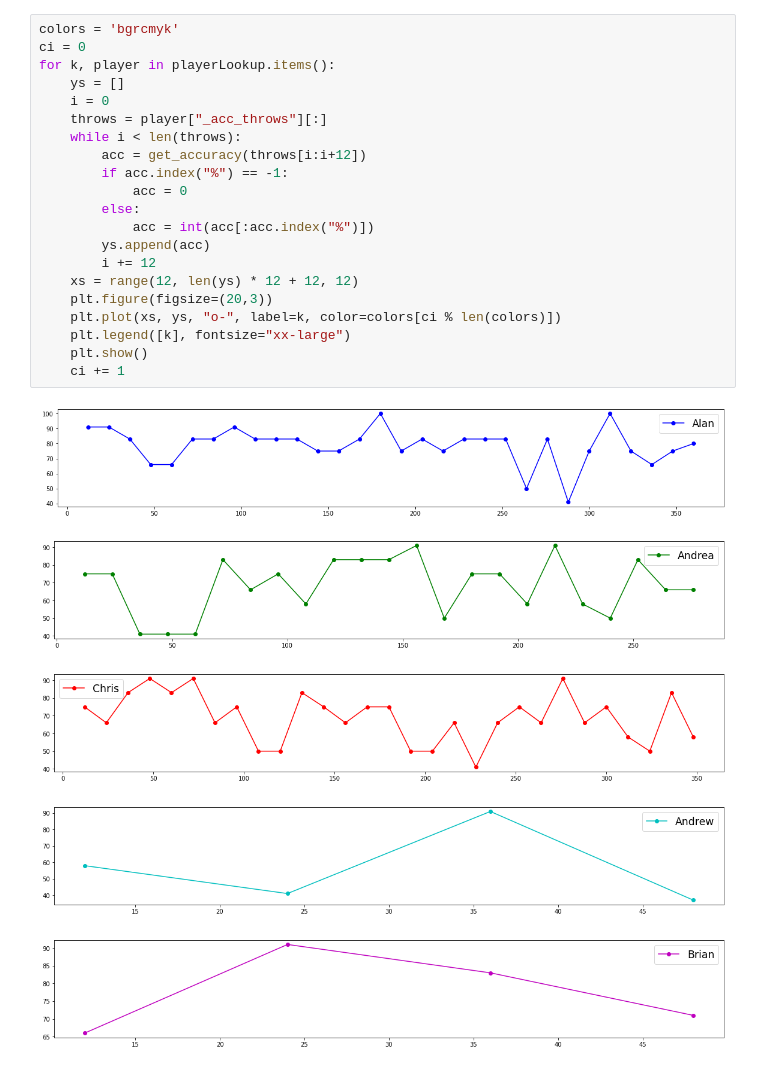
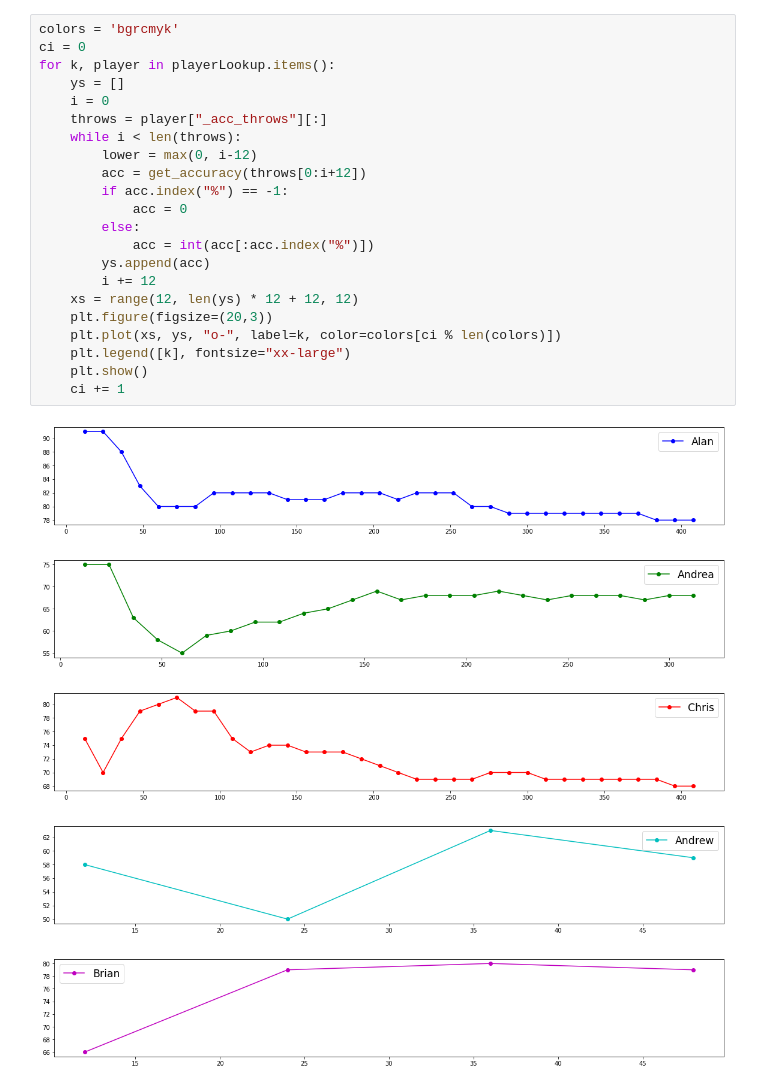
Before and after one commit to ahape/cornhole-stats-notebook, a Jupyter notebook: CornholeStats.ipynb, the cells around one changed output. Cells and saved outputs as stored; diff of their text form.

```diff
--- a/CornholeStats.ipynb
+++ b/CornholeStats.ipynb
@@ -275,30 +275,31 @@ show_table_3()
 # %%
 colors = 'bgrcmyk'
 ci = 0
 for k, player in playerLookup.items():
     ys = []
     i = 0
     throws = player["_acc_throws"][:]
     while i < len(throws):
-        acc = get_accuracy(throws[i:i+12])
+        lower = max(0, i-12)
+        acc = get_accuracy(throws[0:i+12])
         if acc.index("%") == -1:
             acc = 0
         else:
             acc = int(acc[:acc.index("%")])
         ys.append(acc)
         i += 12
     xs = range(12, len(ys) * 12 + 12, 12)
     plt.figure(figsize=(20,3))
     plt.plot(xs, ys, "o-", label=k, color=colors[ci % len(colors)])
     plt.legend([k], fontsize="xx-large")
     plt.show()
     ci += 1
 # %% [output]
-[figure, old version]
+[figure, new version]
-[figure, old version]
+[figure, new version]
-[figure, old version]
+[figure, new version]
-[figure, old version]
+[figure, new version]
-[figure, old version]
+[figure, new version]
 # %%
 plt.figure(figsize=(20,10))
 for k, v in playerLookup.items():
```
Also changed, not shown: parts of 2 cells of this notebook, 1 other file.
